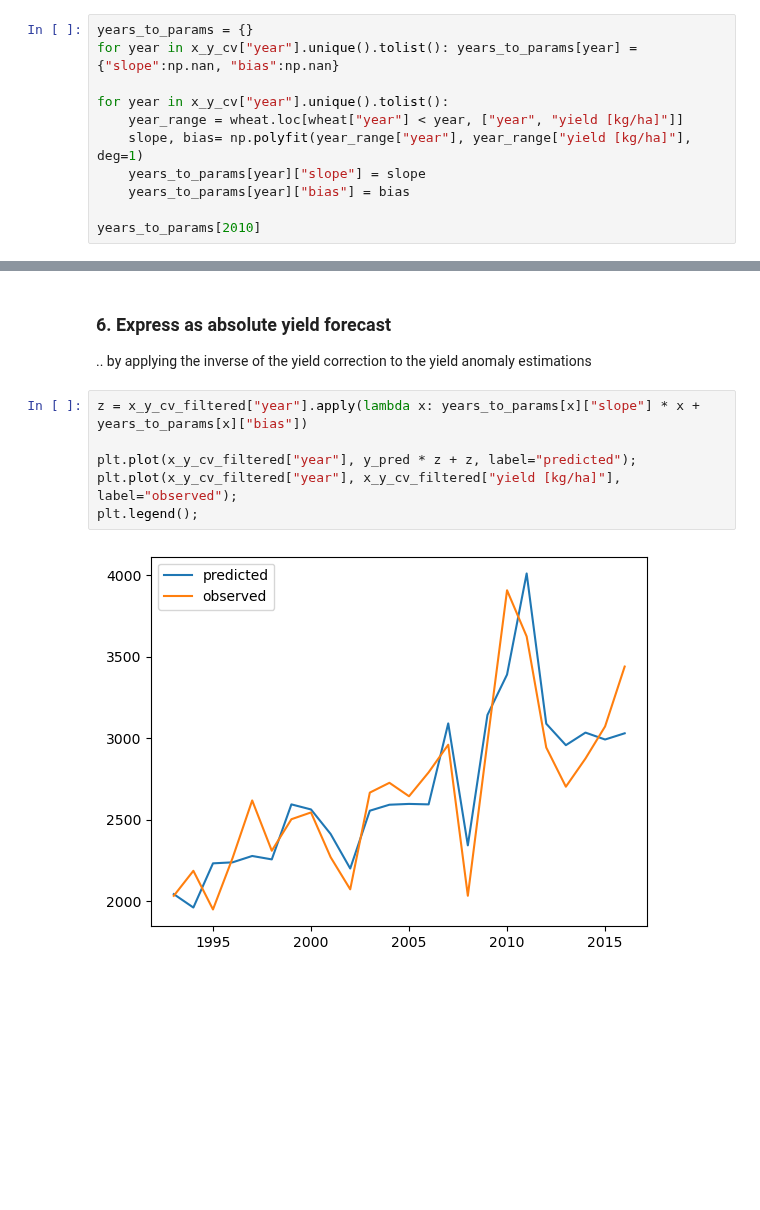
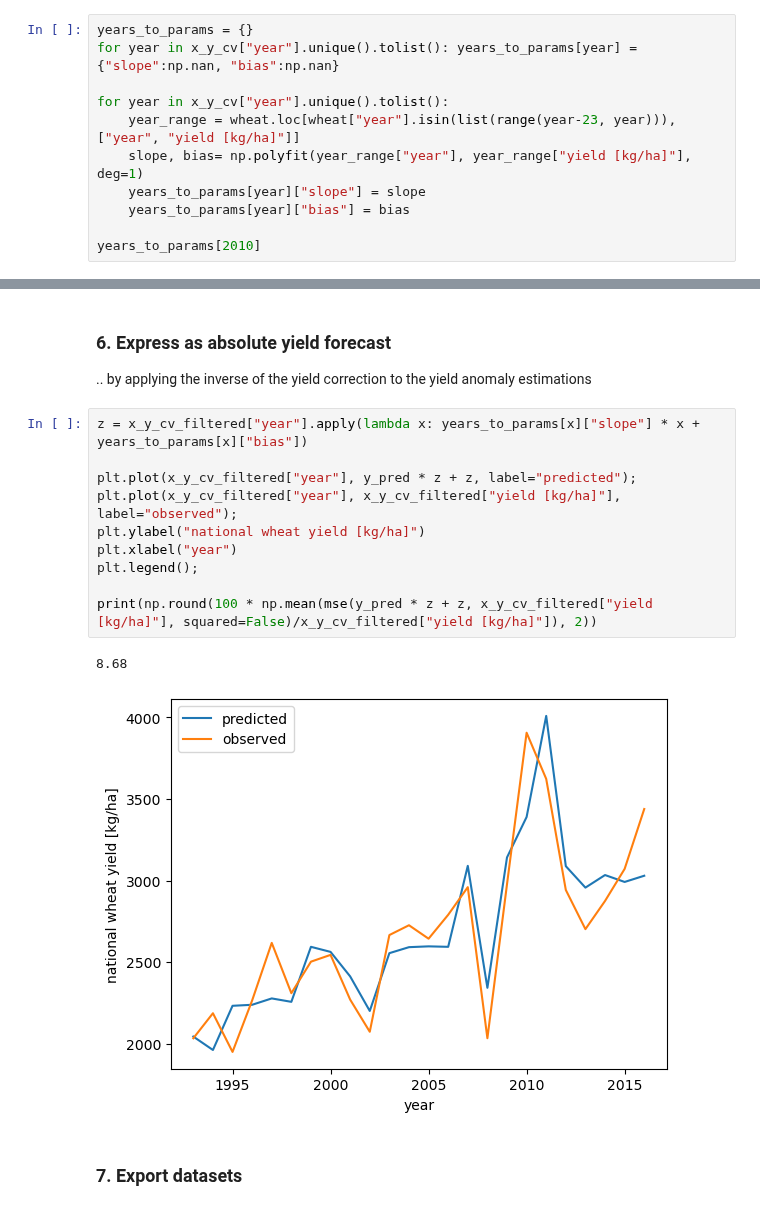
Before and after one commit to mzachow/wheat-yield-forecast-argentina, a Jupyter notebook: train_model.ipynb, the cells around one changed output, grey strips where cells are left out. Drawn from its saved outputs; the diff is of its cells as text; blank space fills up the shorter version.

```diff
--- a/train_model.ipynb
+++ b/train_model.ipynb
@@ -37,7 +34,7 @@ years_to_params = {}
 for year in x_y_cv["year"].unique().tolist(): years_to_params[year] = {"slope":np.nan, "bias":np.nan}
 
 for year in x_y_cv["year"].unique().tolist():
-    year_range = wheat.loc[wheat["year"] < year, ["year", "yield [kg/ha]"]]
+    year_range = wheat.loc[wheat["year"].isin(list(range(year-23, year))), ["year", "yield [kg/ha]"]]
     slope, bias= np.polyfit(year_range["year"], year_range["yield [kg/ha]"], deg=1)
     years_to_params[year]["slope"] = slope
     years_to_params[year]["bias"] = bias
@@ -240,8 +237,15 @@ rmse is 0.0847, MAE is 0.0692, and pearson's r is 0.78
 # %%
 z = x_y_cv_filtered["year"].apply(lambda x: years_to_params[x]["slope"] * x + years_to_params[x]["bias"])
 
 plt.plot(x_y_cv_filtered["year"], y_pred * z + z, label="predicted");
 plt.plot(x_y_cv_filtered["year"], x_y_cv_filtered["yield [kg/ha]"], label="observed");
+plt.ylabel("national wheat yield [kg/ha]")
+plt.xlabel("year")
 plt.legend();
+
+print(np.round(100 * np.mean(mse(y_pred * z + z, x_y_cv_filtered["yield [kg/ha]"], squared=False)/x_y_cv_filtered["yield [kg/ha]"]), 2))
 # %% [output]
+8.68
-[figure, old version]
+[figure, new version]
+# %% [markdown]
+### 7. Export datasets
```
Also changed, not shown: parts of 6 cells of this notebook, 18 other files.
